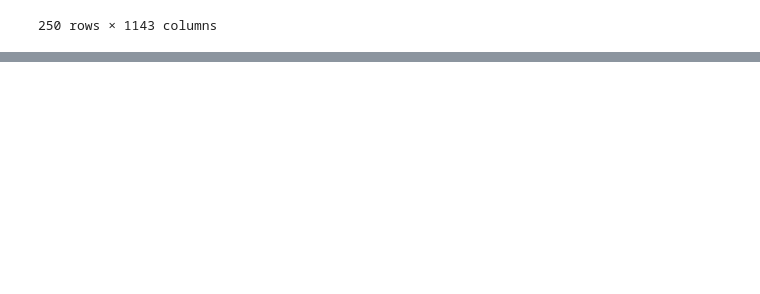
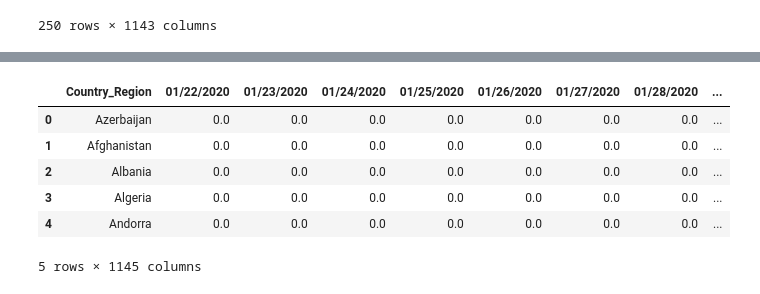
Before and after one commit to DongwheeKim90/myDataAnalysis, a Jupyter notebook: pandasPTC_COVID.ipynb, the cells around one changed output, grey strips where cells are left out. Saved outputs shown, nothing was run; the diff lists cells and outputs as text; code cells hidden in the pictures; blank space fills up the shorter version.

```diff
--- a/pandasPTC_COVID.ipynb
+++ b/pandasPTC_COVID.ipynb
@@ -183,0 +261,15 @@ country_data
+# %%
+# 국가별 코드 표준화 전처리 진행 : US
+# Standardizing country code preprocessing for "US"
+
+# "US"인 행의 iso2 값을 "US"로 설정
+# Set the 'iso2' value to "US" for rows where 'Country_Region' is "US"
+country_data.loc[country_data["Country_Region"] == "US", "iso2"] = "US"
+
+# 중복된 행 제거 (동일한 Country_Region과 iso2 조합 제거)
+# Remove duplicate rows (eliminating identical Country_Region and iso2 combinations)
+country_data = country_data.drop_duplicates()
+
+# "US" 국가 코드 확인
+# Check the standardized "US" country code
+country_data.loc[country_data["Country_Region"] == "US", "iso2"]
@@ -239,2 +591,19 @@ final_data = pd.merge(raw_data, country_data, on="Country_Region", how="left")
+# %%
+# raw_data와 country_data를 "Country_Region"을 기준으로 병합하여 final_data 생성
+# Merge raw_data and country_data based on "Country_Region" to create final_data
+
+final_data = pd.merge(raw_data, country_data, on="Country_Region", how="left")
+
+# 병합된 데이터 확인
+# Display the merged data
+final_data.head()
+# %% [output]
+|  | Country_Region | 01/22/2020 | 01/23/2020 | 01/24/2020 | 01/25/2020 | 01/26/2020 | 01/27/2020 | 01/28/2020 | ... |
+| 0 | Azerbaijan | 0.0 | 0.0 | 0.0 | 0.0 | 0.0 | 0.0 | 0.0 | ... |
+| 1 | Afghanistan | 0.0 | 0.0 | 0.0 | 0.0 | 0.0 | 0.0 | 0.0 | ... |
+| 2 | Albania | 0.0 | 0.0 | 0.0 | 0.0 | 0.0 | 0.0 | 0.0 | ... |
+| 3 | Algeria | 0.0 | 0.0 | 0.0 | 0.0 | 0.0 | 0.0 | 0.0 | ... |
+| 4 | Andorra | 0.0 | 0.0 | 0.0 | 0.0 | 0.0 | 0.0 | 0.0 | ... |
+5 rows × 1145 columns
 # %%
 final_data
```
Also changed, not shown: parts of 54 cells of this notebook.
